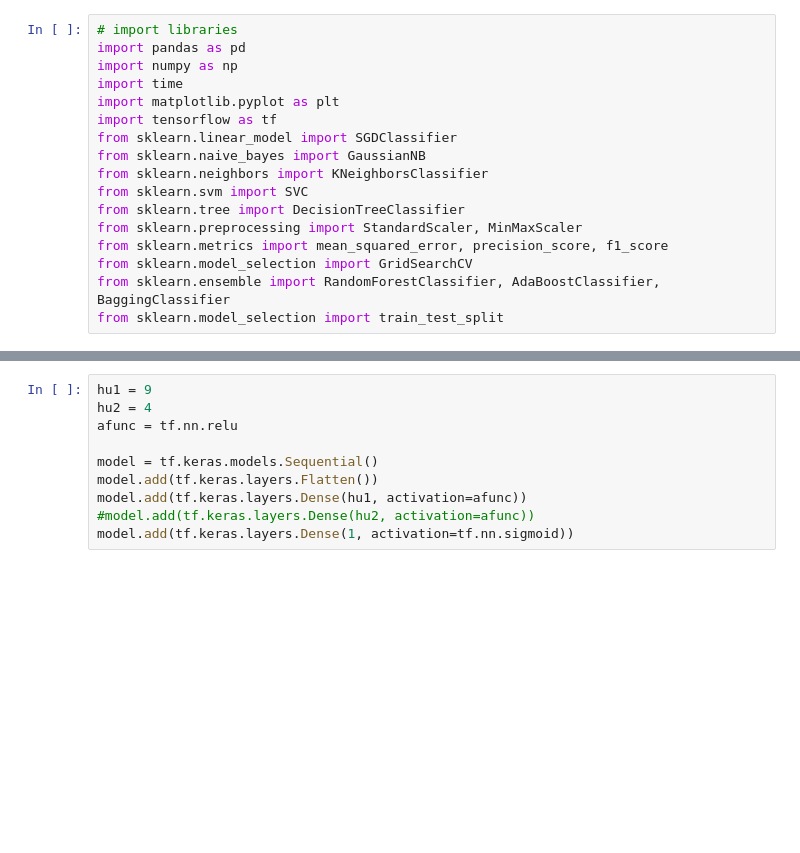
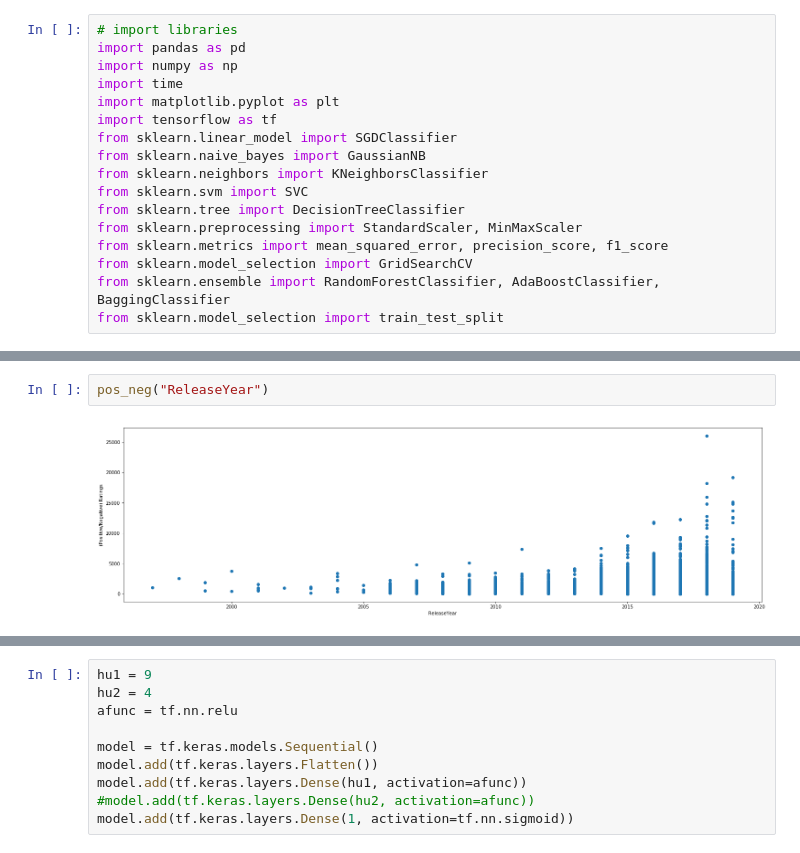
Before and after one commit to acpedersen/Project-2---Steam-Game-Rating-Predictions, a Jupyter notebook: SteamGames.ipynb, the cells around one changed output, grey strips where cells are left out. Saved outputs shown, nothing was run; the diff lists cells and outputs as text; blank space fills up the shorter version.

```diff
--- a/SteamGames.ipynb
+++ b/SteamGames.ipynb
@@ -67,0 +94,4 @@ df.head()
+# %%
+pos_neg("ReleaseYear")
+# %% [output]
+[figure, added]
```
Also changed, not shown: parts of 14 cells of this notebook.
